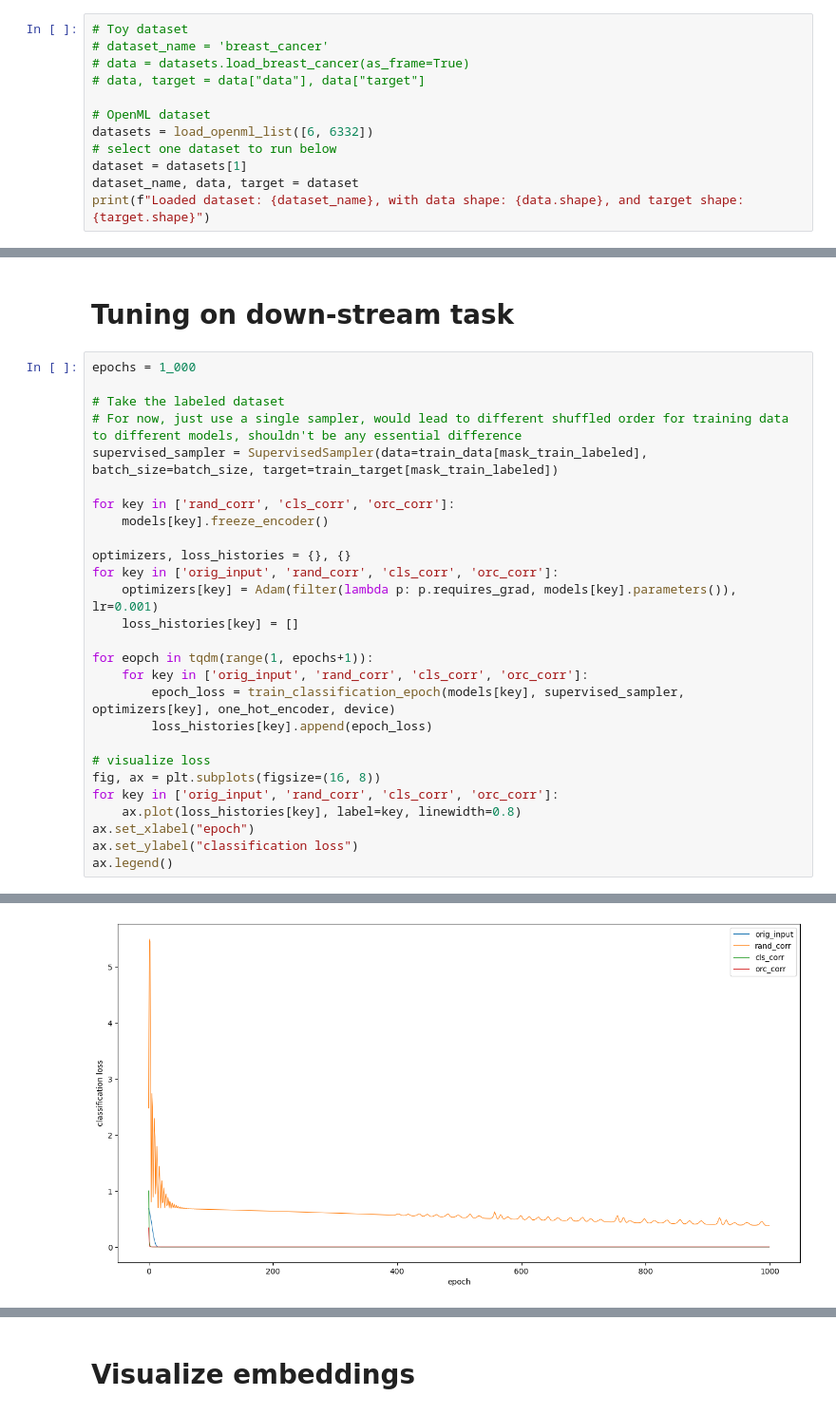
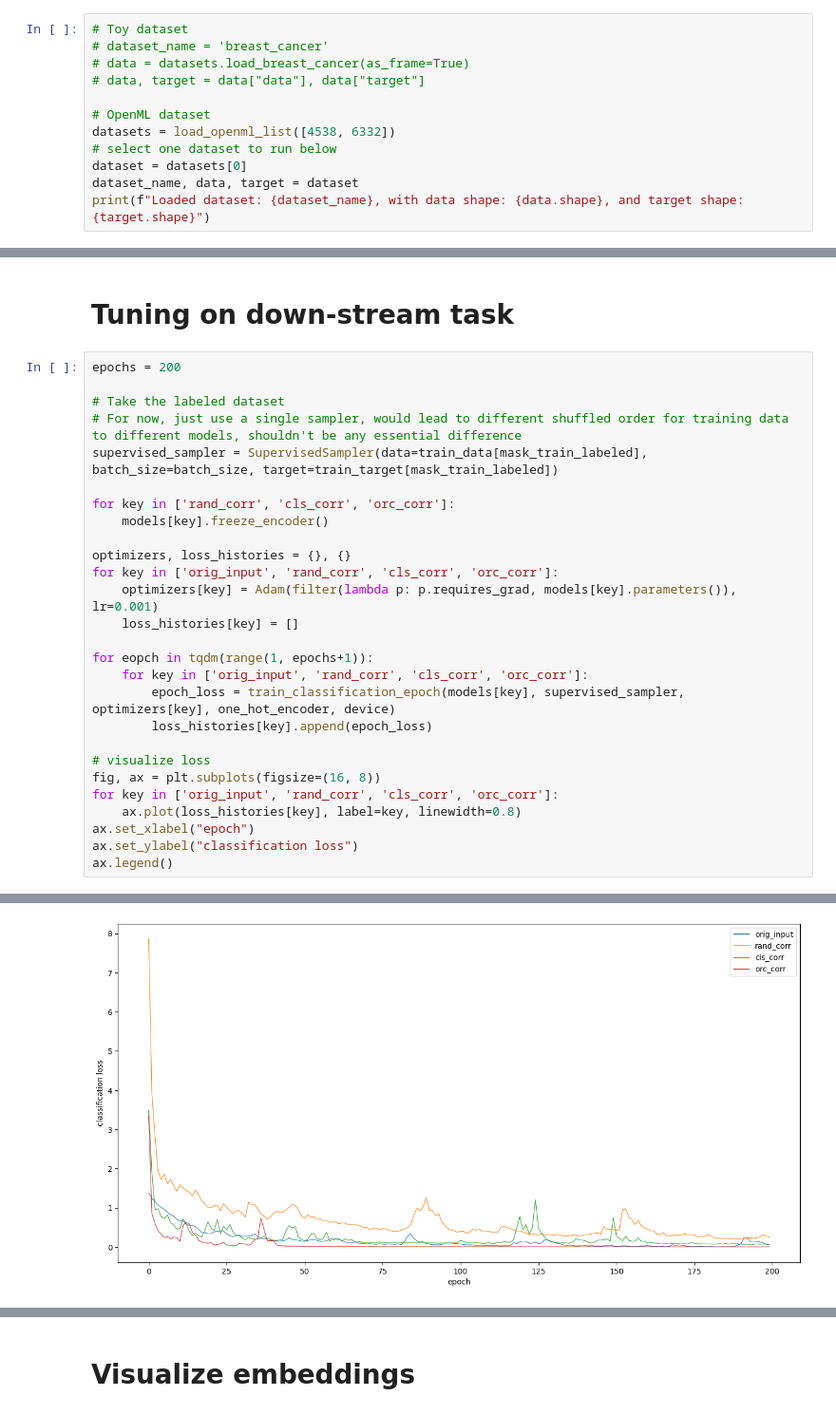
Before and after one commit to willtop/Tabular-Class-Conditioned-SSL, a Jupyter notebook: main.ipynb, the cells around one changed output, grey strips where cells are left out. Shown at 95% size. Drawn from its saved outputs; the diff is of its cells as text.

Commit message:
experiments on a new openML dataset: DID 4538

```diff
--- a/main.ipynb
+++ b/main.ipynb
@@ -48,9 +48,9 @@ Using device: cuda
 # data, target = data["data"], data["target"]
 
 # OpenML dataset
-datasets = load_openml_list([6, 6332])
+datasets = load_openml_list([4538, 6332])
 # select one dataset to run below
-dataset = datasets[1]
+dataset = datasets[0]
 dataset_name, data, target = dataset
 print(f"Loaded dataset: {dataset_name}, with data shape: {data.shape}, and target shape: {target.shape}")
 # %% [output]
@@ -230,35 +228,35 @@ ax.legend()
 # %% [markdown]
 # Tuning on down-stream task
 # %%
-epochs = 1_000
+epochs = 200
 
 # Take the labeled dataset
 # For now, just use a single sampler, would lead to different shuffled order for training data to different models, shouldn't be any essential difference
 supervised_sampler = SupervisedSampler(data=train_data[mask_train_labeled], batch_size=batch_size, target=train_target[mask_train_labeled])
 
 for key in ['rand_corr', 'cls_corr', 'orc_corr']:
     models[key].freeze_encoder()
 
 optimizers, loss_histories = {}, {}
 for key in ['orig_input', 'rand_corr', 'cls_corr', 'orc_corr']:
     optimizers[key] = Adam(filter(lambda p: p.requires_grad, models[key].parameters()), lr=0.001)
     loss_histories[key] = []
 
 for eopch in tqdm(range(1, epochs+1)):
     for key in ['orig_input', 'rand_corr', 'cls_corr', 'orc_corr']:
         epoch_loss = train_classification_epoch(models[key], supervised_sampler, optimizers[key], one_hot_encoder, device)
         loss_histories[key].append(epoch_loss)
 
 # visualize loss
 fig, ax = plt.subplots(figsize=(16, 8))
 for key in ['orig_input', 'rand_corr', 'cls_corr', 'orc_corr']:
     ax.plot(loss_histories[key], label=key, linewidth=0.8)
 ax.set_xlabel("epoch")
 ax.set_ylabel("classification loss")
 ax.legend()
 # %% [output]
 <matplotlib.legend.Legend at 0x...>
-[figure, old version]
+[figure, new version]
 # %%
 # Test the trained classification models
 for key in ['orig_input', 'rand_corr', 'cls_corr', 'orc_corr']:
```
Also changed, not shown: parts of 11 cells of this notebook, 8 other files.
